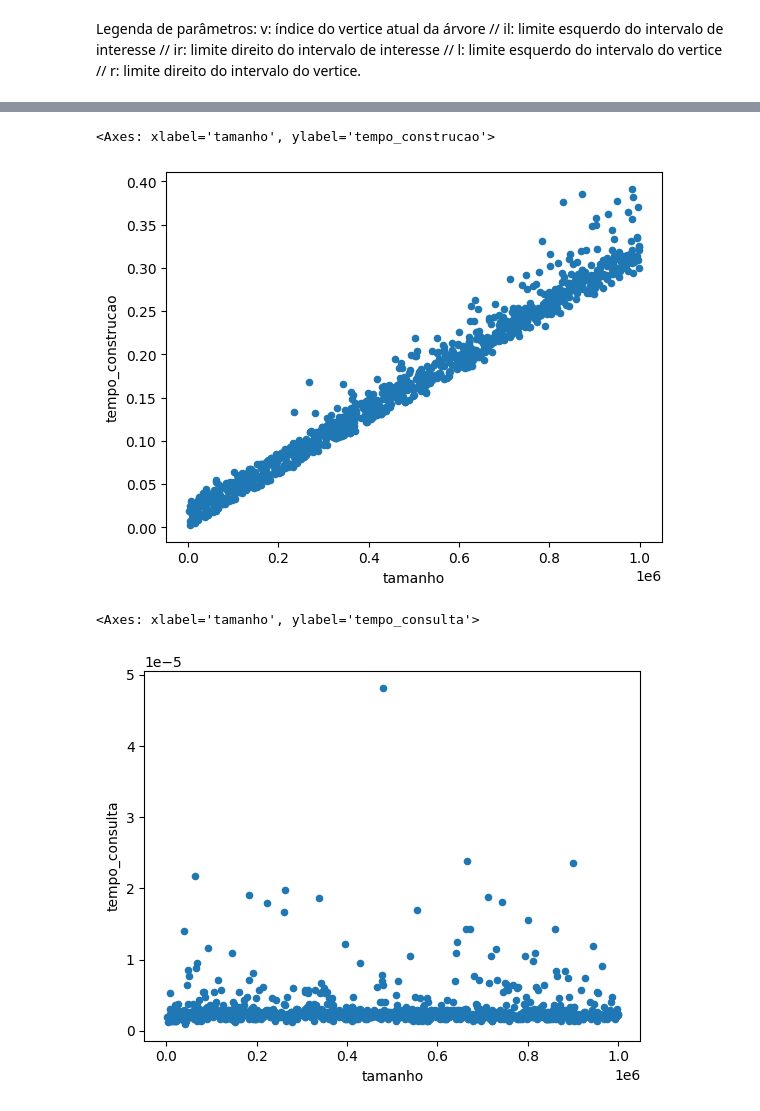
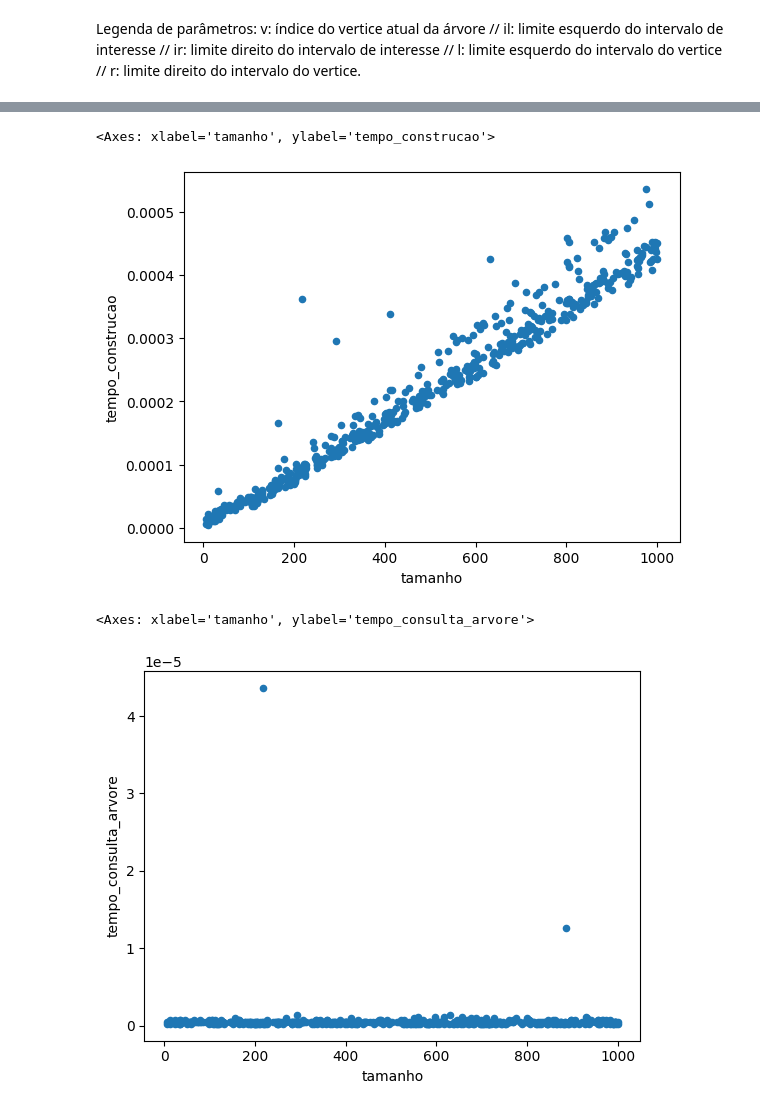
Before and after one commit to arthursilva35/SegTree, a Jupyter notebook: implementanion_nb.ipynb, the cells around one changed output, grey strips where cells are left out. Drawn from its saved outputs; the diff is of its cells as text; code cells hidden in the pictures.

Commit message:
criando algoritmo de consulta iterativo pra comparação de tempo

```diff
--- a/implementanion_nb.ipynb
+++ b/implementanion_nb.ipynb
@@ -51,6 +51,14 @@ def consulta(v: int , il: int , ir: int , l: int , r: int ) -> int:
         filho_dir = consulta(v * 2 + 1, im + 1, ir, max(l, im + 1), r)
 
     return filho_esq + filho_dir
+# %%
+def consulta_iterativo(v: list, l: int, r:int) -> int:
+    soma = 0
+
+    for i in range(l, min(r + 1, len(v))):
+        soma += v[i]
+
+    return soma
 # %%
 b = [1, 3, -2, 8,-7]
 
@@ -68,8 +79,9 @@ print(consulta(1, 0, 4, 0, 1))
 # %%
-instancias = gerador_instancias(1000, 5, 1000000)
+instancias = gerador_instancias(500, 5, 1000)
 tamanho_col = []
 tempo_construcao_col = []
 tempo_consulta_col = []
+tempo_consulta_iterativo_col = []
 
 for i in range(len(instancias)):
 
@@ -80,12 +92,15 @@ for i in range(len(instancias)):
     idx_aleat_lower = random.randint(0, tam_inst//2)
     idx_aleat_upper = random.randint(tam_inst//2 + 1, tam_inst)
 
+    # calcula tempo de construção da árvore para instância atual
     start_time = time.time()
 
     arvore = constroi(cur_inst, 1, 0, (len(cur_inst)-1))
 
     tempo_construcao = time.time() - start_time
 
+
+    # calcula tempo de consulta da soma de um intervalo aleatório na árvore da instância atual
     start_time = time.time()
 
     consulta(1, idx_aleat_lower, idx_aleat_upper, 0, tam_inst)
@@ -93,10 +108,20 @@ for i in range(len(instancias)):
     tempo_consulta = time.time() - start_time
 
 
-    print( idx_aleat_lower, idx_aleat_upper, tempo_consulta)
+    # calcula tempo de consulta da soma do mesmo intervalo aleatório de maneira iterativa
+    start_time = time.time()
+
+    consulta_iterativo(cur_inst, idx_aleat_lower, idx_aleat_upper)
+
+    tempo_consulta_iter = time.time() - start_time
+
+
+
 
     tamanho_col.append(len(cur_inst))
 
     tempo_construcao_col.append(tempo_construcao)
 
     tempo_consulta_col.append(tempo_consulta)
+
+    tempo_consulta_iterativo_col.append(tempo_consulta_iter)
@@ -123,7 +130,8 @@ df = pd.DataFrame(columns=["tamanho", "tempo_construcao"])
 
 df["tamanho"] = tamanho_col
 df["tempo_construcao"] = tempo_construcao_col
-df["tempo_consulta"] = tempo_consulta_col
+df["tempo_consulta_arvore"] = tempo_consulta_col
+df["tempo_consulta_iter"]  = tempo_consulta_iterativo_col
 # %%
 df
 # %% [output]
@@ -144,9 +152,9 @@ df
 df.plot("tamanho", "tempo_construcao", "scatter")
 # %% [output]
 <Axes: xlabel='tamanho', ylabel='tempo_construcao'>
-[figure, old version]
+[figure, new version]
 # %%
-df.plot("tamanho", "tempo_consulta", "scatter")
+df.plot("tamanho", "tempo_consulta_arvore", "scatter")
 # %% [output]
-<Axes: xlabel='tamanho', ylabel='tempo_consulta'>
+<Axes: xlabel='tamanho', ylabel='tempo_consulta_arvore'>
-[figure, old version]
+[figure, new version]
```
Also changed, not shown: parts of 4 cells of this notebook.
